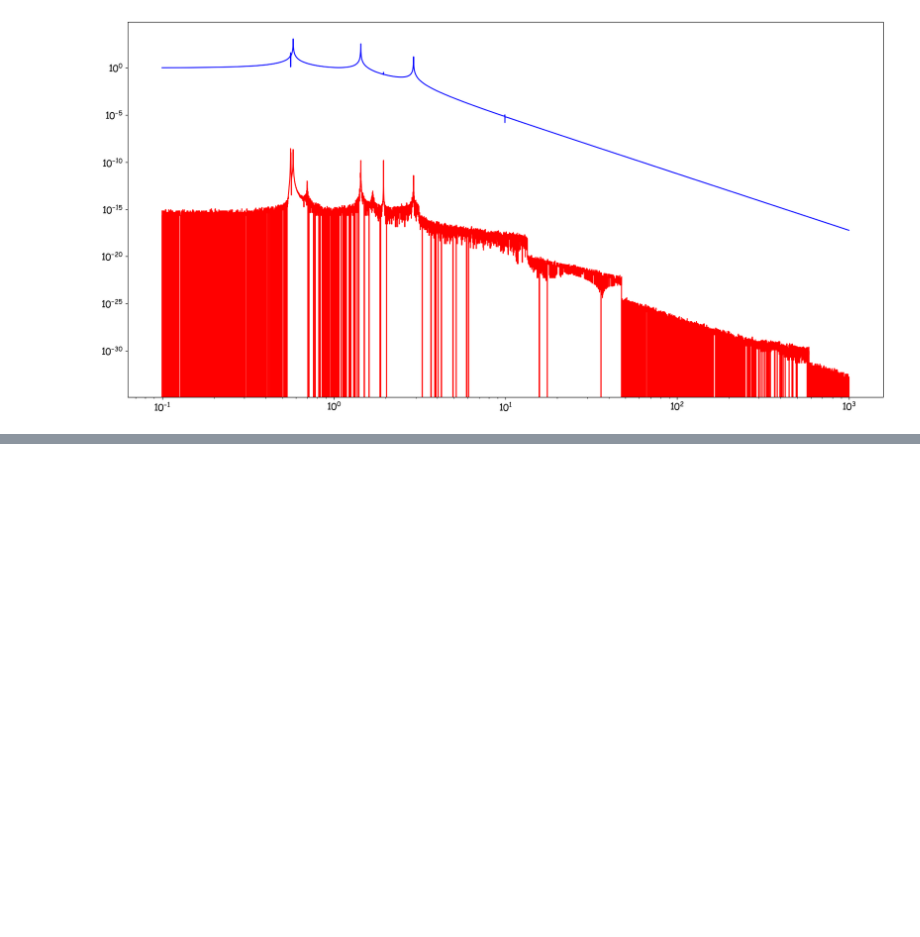
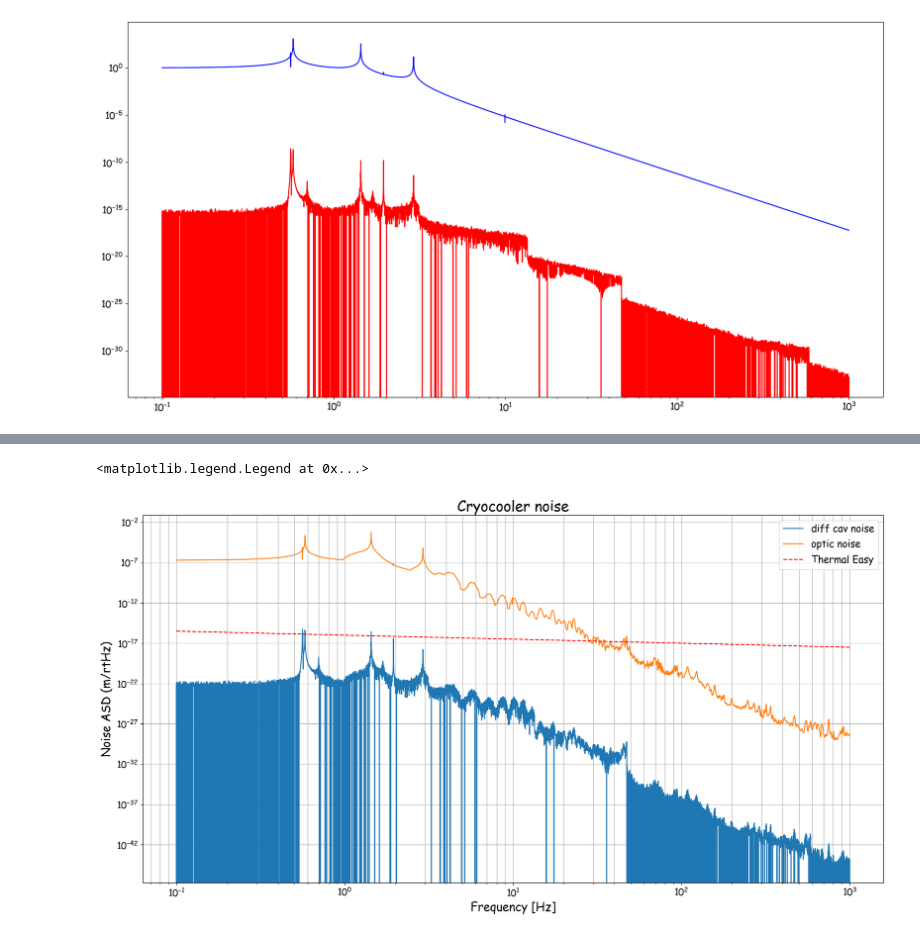
Before and after one commit to Cosmos1998/CommonPlatformTriple_4B4W_2x4B4W4W, a Jupyter notebook: CommonPlatformTriple_4B4W_2x4B4W4WNumPyWrapperTest.ipynb, the cells around one changed output, grey strips where cells are left out. Drawn from its saved outputs; the diff is of its cells as text; code cells hidden in the pictures; blank space fills up the shorter version.

```diff
--- a/CommonPlatformTriple_4B4W_2x4B4W4WNumPyWrapperTest.ipynb
+++ b/CommonPlatformTriple_4B4W_2x4B4W4WNumPyWrapperTest.ipynb
@@ -570 +561,22 @@ s
+# %%
+LongcryoInterp = np.interp(freq, fCryo, horCryo)
+S_diff =  LongcryoInterp *1e-6 *mag_diff.transpose()
+S_E = LongcryoInterp *1e-6 * mag_optE.transpose()
+fig,ax = plt.subplots(figsize = (20,10))
+
+ax.loglog(freq, S_diff, label="diff cav noise")
+ax.loglog(freq, S_E,  label="optic noise")
+
+# ax.loglog(freq, S_y2,  label="f_x3-> p1")
+# ax.loglog(freq, S_y3,  label="x3-> p3")
+ThermalEasy = 1e-17*np.sqrt(100)/np.sqrt(freq)
+ax.plot(freq, ThermalEasy, "--",color =  "r", label ="Thermal Easy")
+ax.set_title("Cryocooler noise")
+ax.set_xlabel("Frequency [Hz]")
+ax.set_ylabel("Noise ASD (m/rtHz)")
+ax.grid(which='both', axis='both')
+ax.legend()
+# %% [output]
+<matplotlib.legend.Legend at 0x...>
+[figure, added]
 # %%
```
Also changed, not shown: parts of 10 cells of this notebook.
